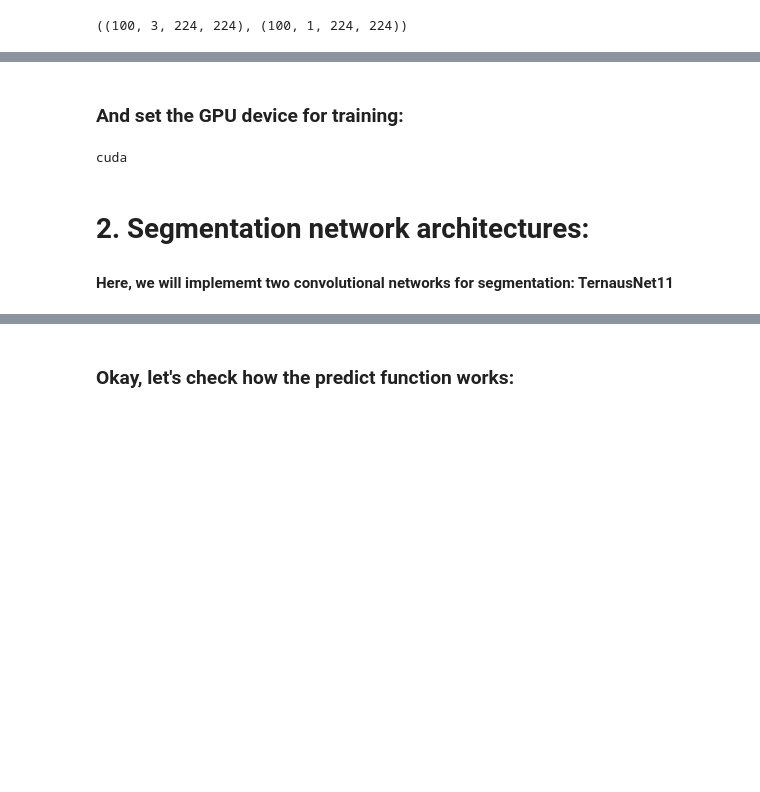
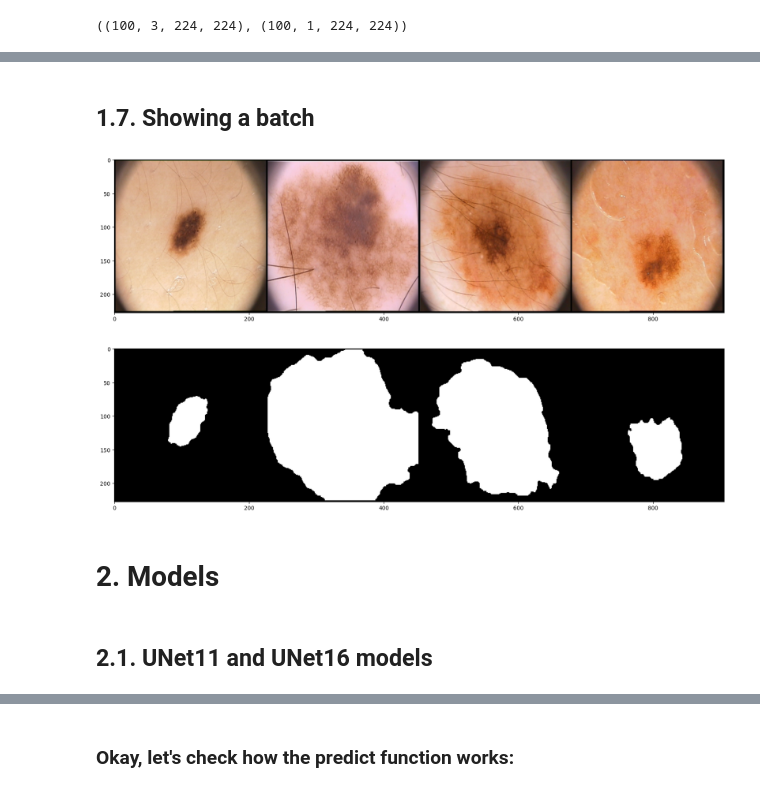
Before and after one commit to Trunkg0d/Medical-Image-Segmentation, a Jupyter notebook: notebooks/ph2-segmentation.ipynb, the cells around one changed output, grey strips where cells are left out. Cells and saved outputs as stored; diff of their text form; code cells hidden in the pictures; blank space fills up the shorter version.

```diff
--- a/notebooks/ph2-segmentation.ipynb
+++ b/notebooks/ph2-segmentation.ipynb
@@ -320,17 +331,34 @@ data_val = DataLoader(list(zip(np.rollaxis(X[val], 3, 1), Y[val, np.newaxis])),
                       batch_size=batch_size, shuffle=True)
 data_ts = DataLoader(list(zip(np.rollaxis(X[ts], 3, 1), Y[ts, np.newaxis])),
                      batch_size=batch_size, shuffle=True)
-# %% [markdown]
-### And set the GPU device for training:
-# %%
-import torch
-device = torch.device('cuda' if torch.cuda.is_available() else 'cpu')
-print(device)
-# %% [output]
-cuda
-# %% [markdown]
-# 2. Segmentation network architectures:
-#### Here, we will implememt two convolutional networks for segmentation: TernausNet11
+# %% [markdown]
+## 1.7. Showing a batch
+# %%
+import torchvision
+
+train_features, train_labels = next(iter(data_tr))
+
+# use torchvision to display a grid of images
+def show_batch(images, masks):
+    grid_images = torchvision.utils.make_grid(images, nrow=4, normalize=True)
+    grid_masks = torchvision.utils.make_grid(masks, nrow=4, normalize=True)
+
+    plt.figure(figsize=(20, 20))
+    plt.imshow(np.transpose(grid_images, (1, 2, 0)), )
+    plt.show()
+
+    plt.figure(figsize=(20, 20))
+    plt.imshow(np.transpose(grid_masks, (1, 2, 0)), )
+    plt.show()
+# %%
+show_batch(train_features, train_labels)
+# %% [output]
+[figure, added]
+[figure, added]
+# %% [markdown]
+# 2. Models
+# %% [markdown]
+## 2.1. UNet11 and UNet16 models
 # %%
 import torch
 import torch.nn as nn
```
Also changed, not shown: parts of 69 cells of this notebook, 1 other file.
